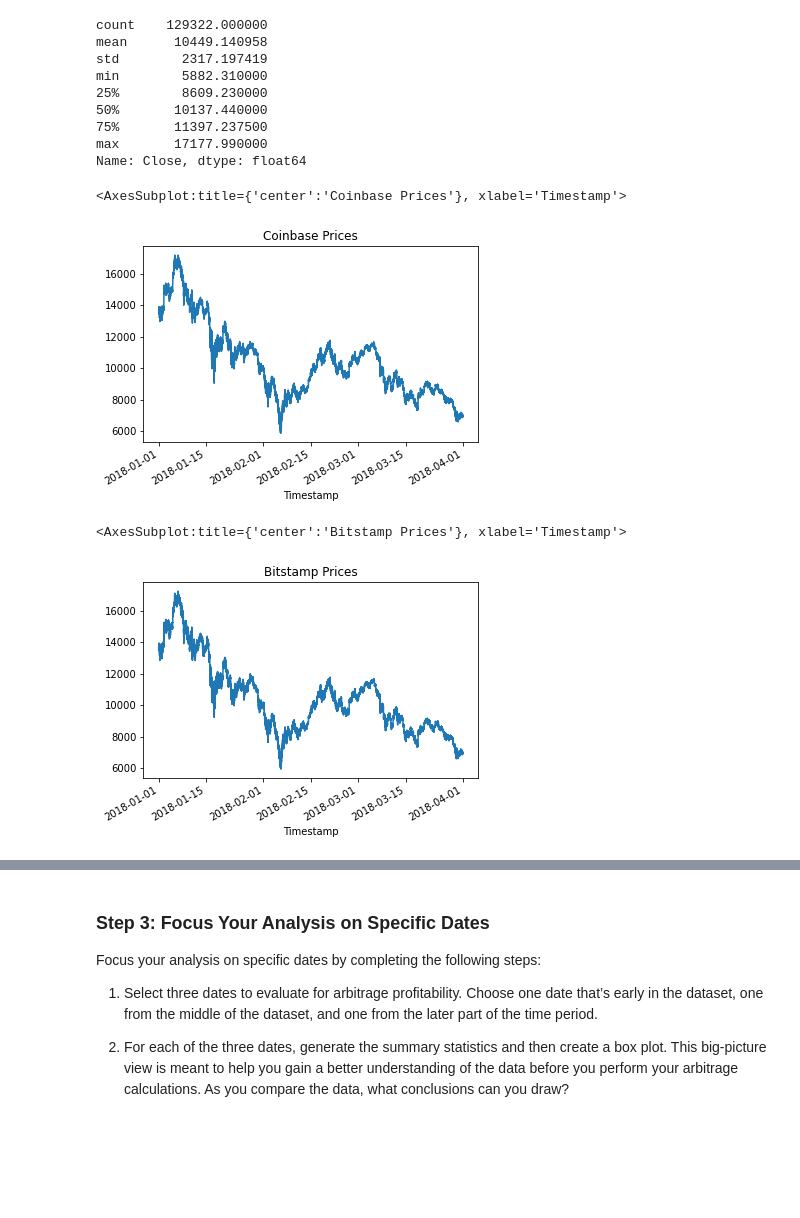
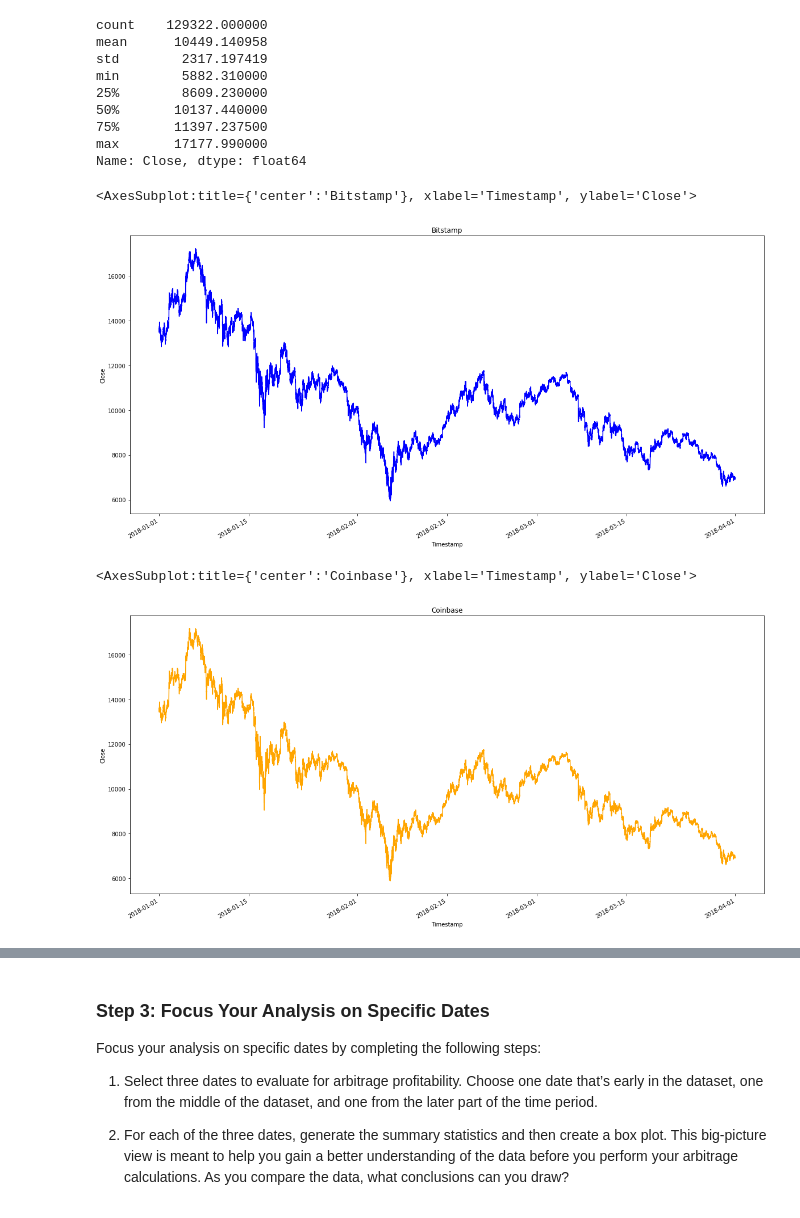
Before and after one commit to jpweldon/Module_3_Challenge, a Jupyter notebook: crypto_arbitrage.ipynb, the cells around one changed output, grey strips where cells are left out. Cells and saved outputs as stored; diff of their text form; code cells hidden in the pictures; blank space fills up the shorter version.

```diff
--- a/crypto_arbitrage.ipynb
+++ b/crypto_arbitrage.ipynb
@@ -234,17 +234,17 @@ Name: Close, dtype: float64
 # %%
 # Create a line plot for the bitstamp DataFrame for the full length of time in the dataset
 # Be sure that the figure size, title, and color are tailored to each visualization
-# YOUR CODE HERE
+bitstamp_sliced.plot(figsize=(20, 10), fontsize='10', ylabel='Close', color='blue', title='Bitstamp')
 # %% [output]
-<AxesSubplot:title={'center':'Coinbase Prices'}, xlabel='Timestamp'>
+<AxesSubplot:title={'center':'Bitstamp'}, xlabel='Timestamp', ylabel='Close'>
-[figure, old version]
+[figure, new version]
 # %%
 # Create a line plot for the coinbase DataFrame for the full length of time in the dataset
 # Be sure that the figure size, title, and color are tailored to each visualization
-# YOUR CODE HERE
+coinbase_sliced.plot(figsize=(20, 10), fontsize='10', ylabel='Close', color='orange', title='Coinbase')
 # %% [output]
-<AxesSubplot:title={'center':'Bitstamp Prices'}, xlabel='Timestamp'>
+<AxesSubplot:title={'center':'Coinbase'}, xlabel='Timestamp', ylabel='Close'>
-[figure, old version]
+[figure, new version]
 # %%
 # Overlay the visualizations for the bitstamp and coinbase DataFrames in one plot
 # The plot should visualize the prices over the full lenth of the dataset
```
Also changed, not shown: parts of 14 cells of this notebook, 1 other file.
